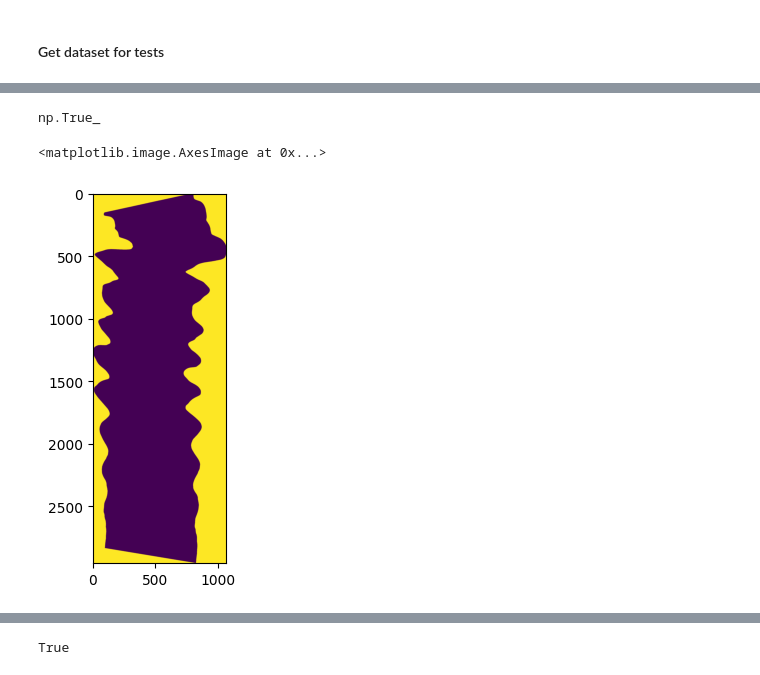
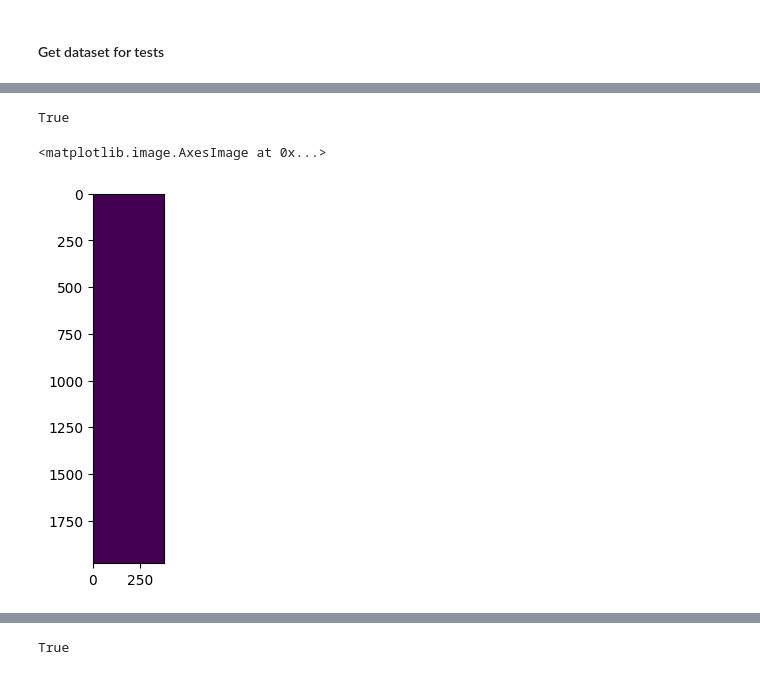
Before and after one commit to jtreguer/two-branch-CNN, a Jupyter notebook: 2BCNN_testing.ipynb, the cells around one changed output, grey strips where cells are left out. Drawn from its saved outputs; the diff is of its cells as text; code cells hidden in the pictures.

```diff
--- a/2BCNN_testing.ipynb
+++ b/2BCNN_testing.ipynb
@@ -235,4 +245,8 @@ np.float64(0.0)
 # %%
-(test_hrhsi[:,:,:] == 0).any(axis=None,where=True)
+toto = (test_hrhsi[:,:,10] < 0).astype(int)
+print((test_hrhsi[:,:,:] < 0).any(axis=None,where=True))
+plt.imshow(toto)
 # %% [output]
-np.True_
+True
+<matplotlib.image.AxesImage at 0x...>
+[figure, added]
@@ -241,8 +253,3 @@ toto = (test_hrhsi[:,:,10] == 0).astype(int)
-# %%
-plt.imshow(toto)
-# %% [output]
-<matplotlib.image.AxesImage at 0x...>
-[figure, removed]
 # %%
 fig, ax = plt.subplots(1,6)
 fig.set_size_inches((16,6))
```
Also changed, not shown: parts of 23 cells of this notebook, 3 other files.
